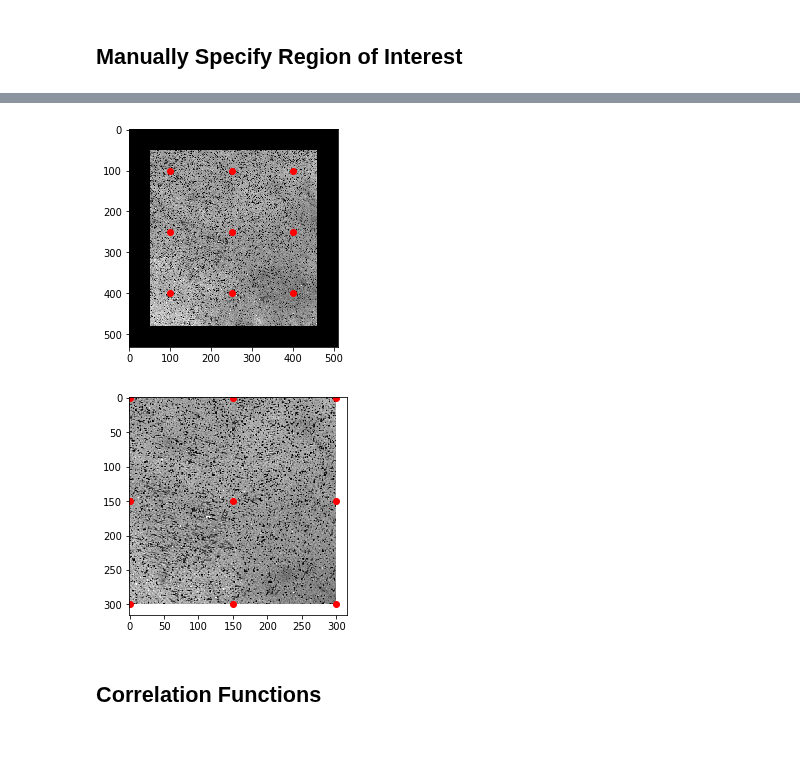
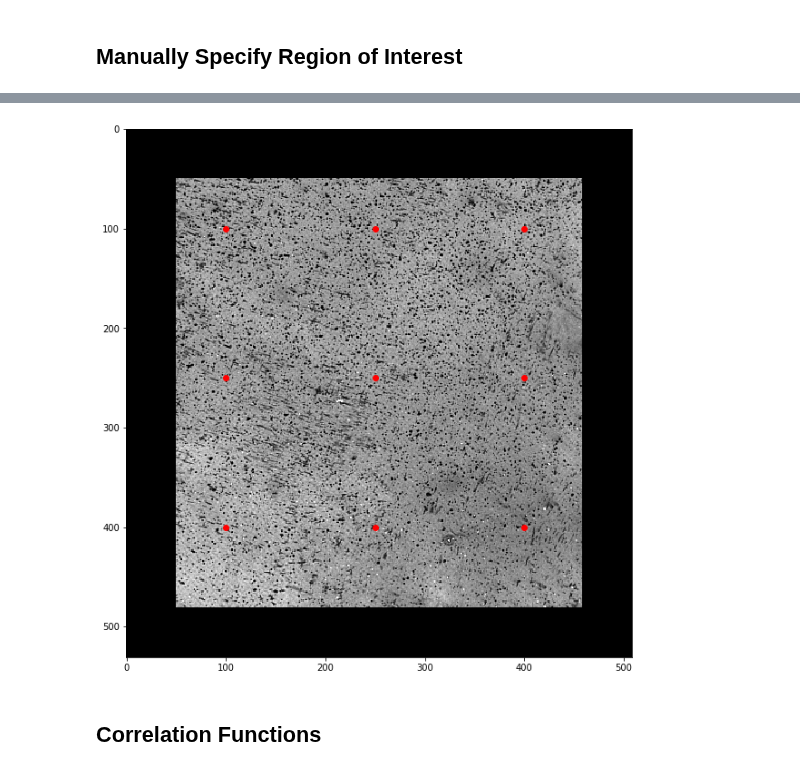
Before and after one commit to mfkiwl/splineDIC, a Jupyter notebook: notebooks/exploratory/stp_explore_NURBS_DIC.ipynb, the cells around one changed output, grey strips where cells are left out. Saved outputs shown, nothing was run; the diff lists cells and outputs as text; code cells hidden in the pictures; blank space fills up the shorter version.

```diff
--- a/notebooks/exploratory/stp_explore_NURBS_DIC.ipynb
+++ b/notebooks/exploratory/stp_explore_NURBS_DIC.ipynb
@@ -120,18 +121,18 @@ plt.show()
 # %%
 # Plot the mesh nodes on the original image
 # Would be nice to be able to visualize full mesh
 x_coord = np.array([subregion_indices[0], subregion_indices[1], np.mean((subregion_indices[0], subregion_indices[1]))])
 y_coord = np.array([subregion_indices[2], subregion_indices[3], np.mean((subregion_indices[2], subregion_indices[3]))])
 x, y = np.meshgrid(x_coord, y_coord)
 nodex = x
 nodey = y
 nodes = np.column_stack((nodex.flatten(), y.flatten()))
-fig, ax = plt.subplots()
+fig, ax = plt.subplots(figsize=(10, 20))
 ax.imshow(ref_image, cmap='gray')
 ax.plot(x, y, 'o', color='red')
 plt.show()
 # %% [output]
-[figure, old version]
+[figure, new version]
 # %%
 # Normalize 1D array
 def normalize_1d(data_array):
@@ -155,18 +156,6 @@ def normalize_1d(data_array):
     data_array *= 1/(data_max - data_min)
 
     return data_array
-# %%
-# Plot the mesh nodes on the original image
-# Would be nice to be able to visualize full mesh
-x_coord = (np.max(x_coord) - np.min(x_coord)) * normalize_1d(x_coord)
-y_coord = (np.max(y_coord) - np.min(y_coord)) * normalize_1d(y_coord)
-x, y = np.meshgrid(x_coord, y_coord)
-fig, ax = plt.subplots()
-ax.imshow(ref_subimage, cmap='gray')
-ax.plot(x, y, 'o', color='red')
-plt.show()
-# %% [output]
-[figure, removed]
 # %% [markdown]
 ## Correlation Functions
 # %%
```
Also changed, not shown: parts of 12 cells of this notebook.
